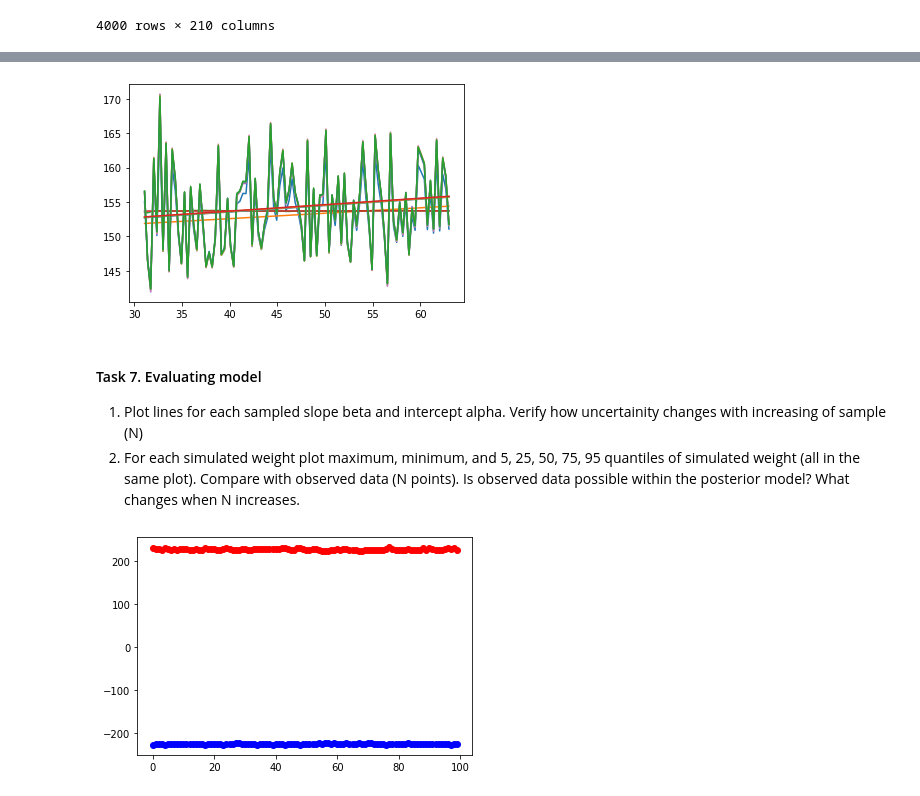
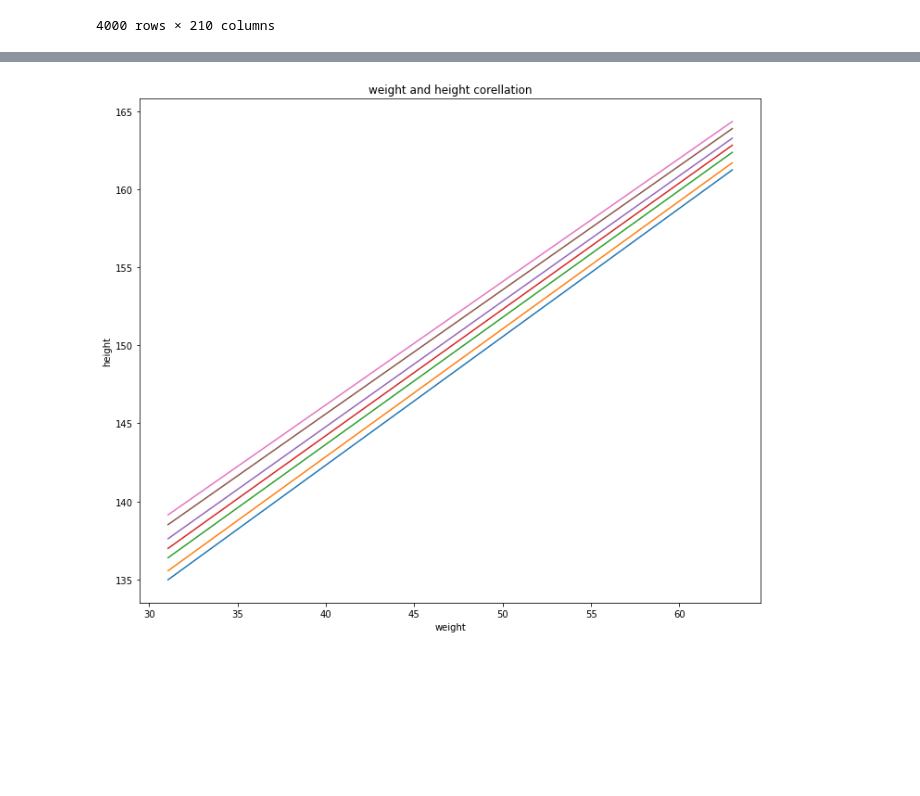
Before and after one commit to dobrodzziej/Maciej-Wojtys-Data-Analytics, a Jupyter notebook: Lab-4/lab4.ipynb, the cells around one changed output, grey strips where cells are left out. Drawn from its saved outputs; the diff is of its cells as text; code cells hidden in the pictures; blank space fills up the shorter version.

```diff
--- a/Lab-4/lab4.ipynb
+++ b/Lab-4/lab4.ipynb
@@ -274,5 +264 @@ data4
 1000 rows × 55 columns
-# %%
-median = np.zeros(50)
-for i in range(50):
-    median[i] = np.quantile(data4.iloc[:, i + 5], 0.5)
@@ -413,3 +389,33 @@ medians = [median_min, median_max, median_5, median_25, median_50, median_75, me
+# %%
+median_min = np.zeros(100)
+for i in range(100):
+    median_min[i] = np.quantile(data6.iloc[:, i + 5], 0.01)
+
+median_5 = np.zeros(100)
+for i in range(100):
+    median_5[i] = np.quantile(data6.iloc[:, i + 5], 0.05)
+
+median_25 = np.zeros(100)
+for i in range(100):
+    median_25[i] = np.quantile(data6.iloc[:, i + 5], 0.25)
+
+median_50 = np.zeros(100)
+for i in range(100):
+    median_50[i] = np.quantile(data6.iloc[:, i + 5], 0.50)
+
+median_75 = np.zeros(100)
+for i in range(100):
+    median_75[i] = np.quantile(data6.iloc[:, i + 5], 0.75)
+
+median_95 = np.zeros(100)
+for i in range(100):
+    median_95[i] = np.quantile(data6.iloc[:, i + 5], 0.95)
+
+median_max = np.zeros(100)
+for i in range(100):
+    median_max[i] = np.quantile(data6.iloc[:, i + 5], 0.99)
+
+medians = [median_min, median_5, median_25, median_50, median_75, median_95, median_max]
 # %%
 predicts = []
 X = []
@@ -421,21 +427,15 @@ for median in medians:
     predict = regr.predict(x)
     predicts.append(predict)
 # %%
+plt.figure(6, figsize=(12, 10))
+
 for i in range(len(medians)):
-    plt.plot(X[i], medians[i])
+    # plt.plot(X[i], medians[i])
     plt.plot(X[i], predicts[i])
+
+plt.title('weight and height corellation')
+plt.xlabel('weight')
+plt.ylabel('height')
+plt.show()
 # %% [output]
-[figure, old version]
+[figure, new version]
-# %% [markdown]
-#### Task 7. Evaluating model
-
-1. Plot lines for each sampled slope beta and intercept alpha. Verify how uncertainity changes with increasing of sample (N)
-2. For each simulated weight plot maximum, minimum, and 5, 25, 50, 75, 95 quantiles of simulated weight (all in the same plot). Compare with observed data (N points). Is observed data possible within the posterior model? What changes when N increases.
-# %%
-plt.figure(10)
-for i in range(100):
-    plt.plot(i, np.min(data6.iloc[i+10]), color='blue', marker='o')
-    plt.plot(i, np.max(data6.iloc[i+10]), color='red', marker='o')
-plt.show()
-# %% [output]
-[figure, removed]
```
Also changed, not shown: parts of 21 cells of this notebook, 29 other files.
